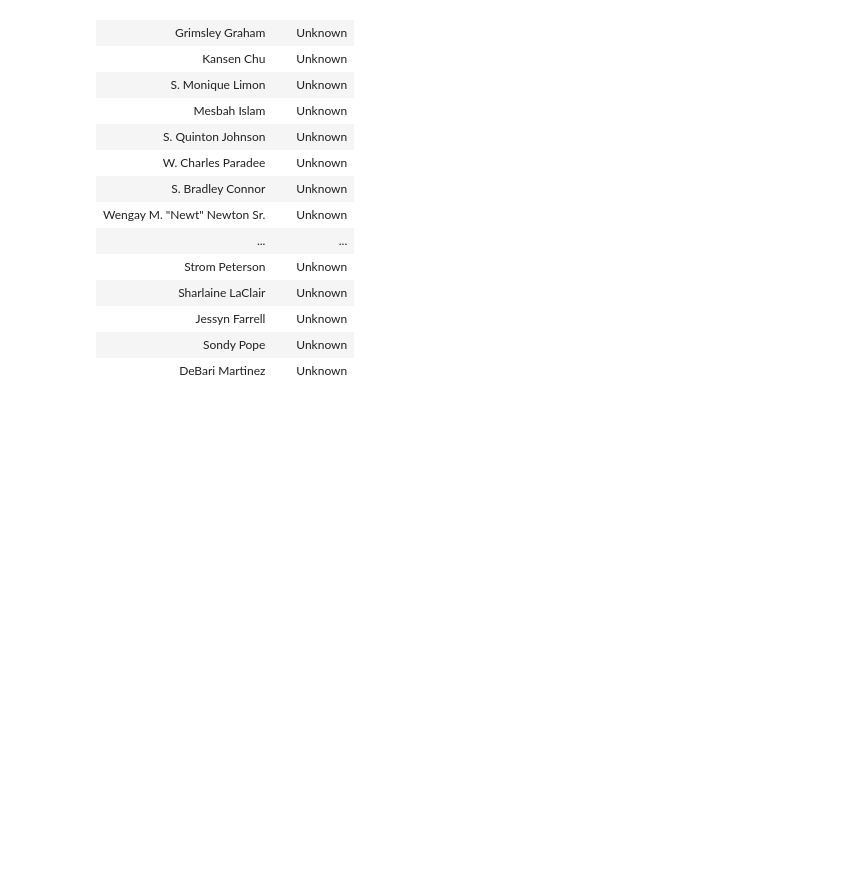
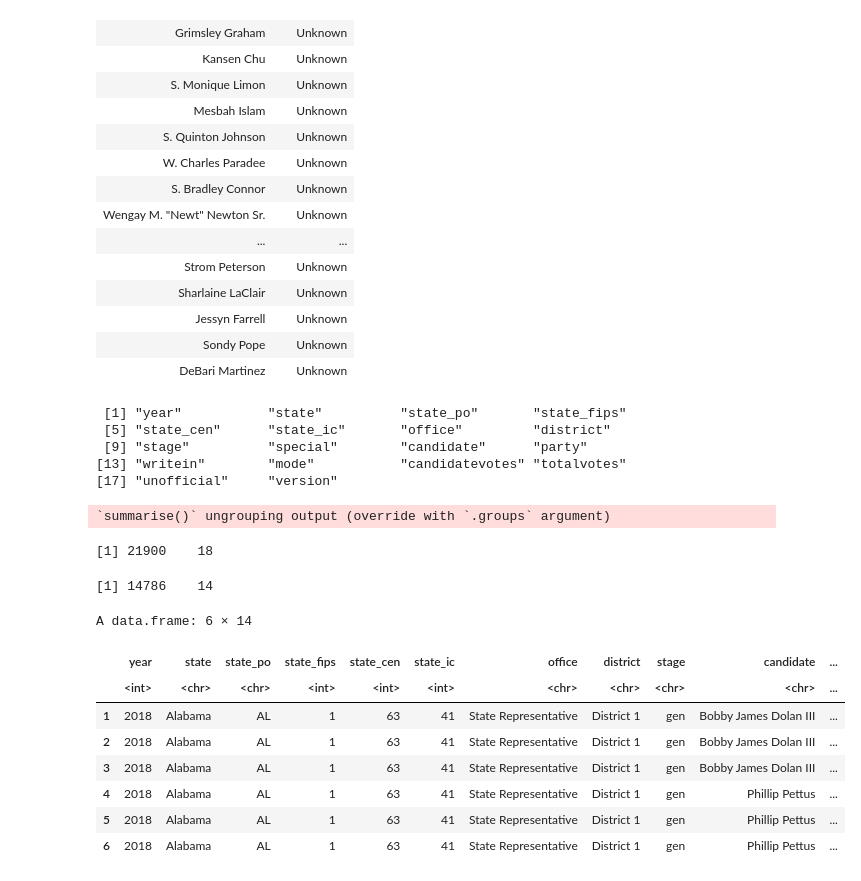
Before and after one commit to michael-bonitati-1117/final_project, a Jupyter notebook: Gender_Code.ipynb, the cells around one changed output. Saved outputs shown, nothing was run; the diff lists cells and outputs as text; code cells hidden in the pictures; blank space fills up the shorter version.

```diff
--- a/Gender_Code.ipynb
+++ b/Gender_Code.ipynb
@@ -155,3 +177,48 @@ A data.frame: 71 × 2
 | Jessyn Farrell | Unknown |
 | Sondy Pope | Unknown |
 | DeBari Martinez | Unknown |
+# %%
+## 2018 data prep
+
+# Read data in
+state_elections_2018 <- read.csv("state_overall_2018.csv")
+
+# Filter out races for other positions, special elections, write-ins, NAs
+names(state_elections_2018)
+
+filter_candidates <- state_elections_2018 %>%
+    group_by(candidate) %>%
+    summarize(count = n()) %>%
+    filter(count > 25) %>% # Candidate with most appearances has 24, above that are aggregates/NAs
+    select(candidate)
+
+state_elections_2018_filtered <- state_elections_2018 %>%
+    filter(office %in% c("State Assembly Member", "State Representative", "State Senator", "State Representative A", "State Representative B"),
+          special == FALSE,
+           writein == FALSE,
+           !candidate %in% filter_candidates$candidate,
+          ) %>%
+    select(!c("writein","special","unofficial","version"))
+
+dim(state_elections_2018)
+dim(state_elections_2018_filtered)
+
+head(state_elections_2018_filtered)
+# %% [output]
+ [1] "year"           "state"          "state_po"       "state_fips"
+ [5] "state_cen"      "state_ic"       "office"         "district"
+ [9] "stage"          "special"        "candidate"      "party"
+[13] "writein"        "mode"           "candidatevotes" "totalvotes"
+[17] "unofficial"     "version"
+`summarise()` ungrouping output (override with `.groups` argument)
+[1] 21900    18
+[1] 14786    14
+A data.frame: 6 × 14
+|  | year | state | state_po | state_fips | state_cen | state_ic | office | district | stage | candidate | ... |
+|  | <int> | <chr> | <chr> | <int> | <int> | <int> | <chr> | <chr> | <chr> | <chr> | ... |
+| 1 | 2018 | Alabama | AL | 1 | 63 | 41 | State Representative | District 1 | gen | Bobby James Dolan III | ... |
+| 2 | 2018 | Alabama | AL | 1 | 63 | 41 | State Representative | District 1 | gen | Bobby James Dolan III | ... |
+| 3 | 2018 | Alabama | AL | 1 | 63 | 41 | State Representative | District 1 | gen | Bobby James Dolan III | ... |
+| 4 | 2018 | Alabama | AL | 1 | 63 | 41 | State Representative | District 1 | gen | Phillip Pettus | ... |
+| 5 | 2018 | Alabama | AL | 1 | 63 | 41 | State Representative | District 1 | gen | Phillip Pettus | ... |
+| 6 | 2018 | Alabama | AL | 1 | 63 | 41 | State Representative | District 1 | gen | Phillip Pettus | ... |
```
Also changed, not shown: parts of 6 cells of this notebook.
